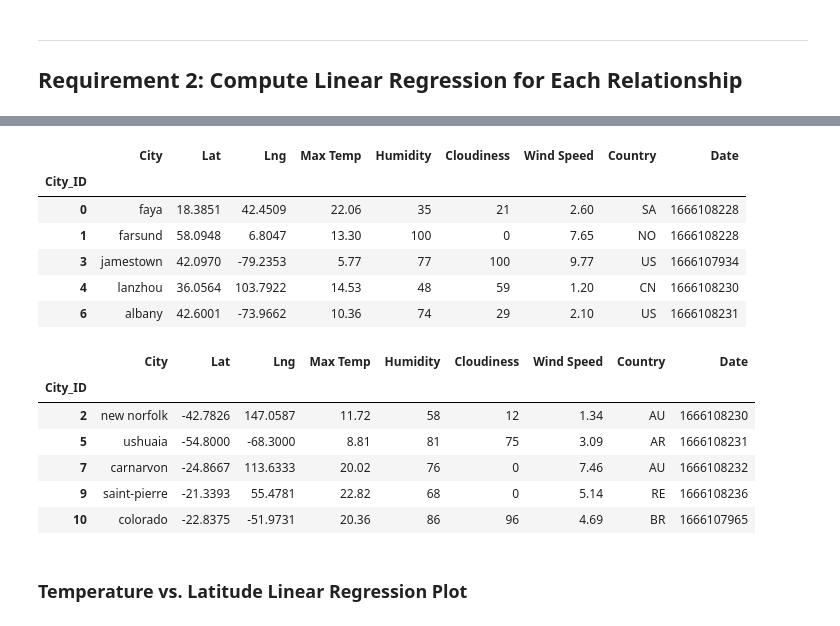
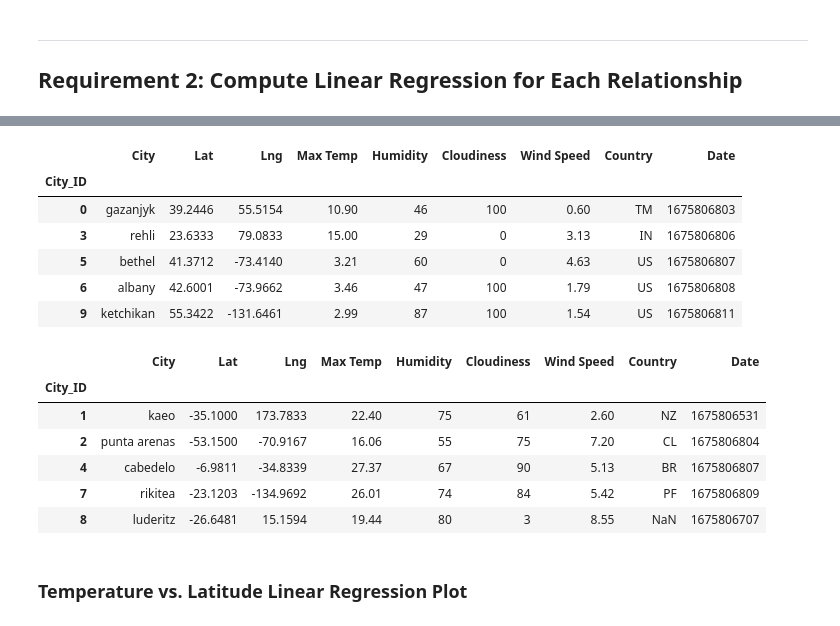
Before and after one commit to EJPer/API-Challenge, a Jupyter notebook: WeatherPy/WeatherPy.ipynb, the cells around one changed output, grey strips where cells are left out. Saved outputs shown, nothing was run; the diff lists cells and outputs as text; code cells hidden in the pictures.

```diff
--- a/WeatherPy/WeatherPy.ipynb
+++ b/WeatherPy/WeatherPy.ipynb
@@ -274,30 +280,30 @@ NameError: name 'x_values' is not defined
 # %%
 # Create a DataFrame with the Northern Hemisphere data (Latitude >= 0)
-#
+northern_hemi_df = city_data_df.loc[city_data_df['Lat'] >= 0]
 
 # Display sample data
 northern_hemi_df.head()
 # %% [output]
 |  | City | Lat | Lng | Max Temp | Humidity | Cloudiness | Wind Speed | Country | Date |
 | City_ID |  |  |  |  |  |  |  |  |  |
-| 0 | faya | 18.3851 | 42.4509 | 22.06 | 35 | 21 | 2.60 | SA | 1666108228 |
-| 1 | farsund | 58.0948 | 6.8047 | 13.30 | 100 | 0 | 7.65 | NO | 1666108228 |
-| 3 | jamestown | 42.0970 | -79.2353 | 5.77 | 77 | 100 | 9.77 | US | 1666107934 |
-| 4 | lanzhou | 36.0564 | 103.7922 | 14.53 | 48 | 59 | 1.20 | CN | 1666108230 |
-| 6 | albany | 42.6001 | -73.9662 | 10.36 | 74 | 29 | 2.10 | US | 1666108231 |
+| 0 | gazanjyk | 39.2446 | 55.5154 | 10.90 | 46 | 100 | 0.60 | TM | 1675806803 |
+| 3 | rehli | 23.6333 | 79.0833 | 15.00 | 29 | 0 | 3.13 | IN | 1675806806 |
+| 5 | bethel | 41.3712 | -73.4140 | 3.21 | 60 | 0 | 4.63 | US | 1675806807 |
+| 6 | albany | 42.6001 | -73.9662 | 3.46 | 47 | 100 | 1.79 | US | 1675806808 |
+| 9 | ketchikan | 55.3422 | -131.6461 | 2.99 | 87 | 100 | 1.54 | US | 1675806811 |
 # %%
 # Create a DataFrame with the Southern Hemisphere data (Latitude < 0)
-# YOUR CODE HERE
+southern_hemi_df = city_data_df.loc[city_data_df['Lat'] < 0]
 
 # Display sample data
 southern_hemi_df.head()
 # %% [output]
 |  | City | Lat | Lng | Max Temp | Humidity | Cloudiness | Wind Speed | Country | Date |
 | City_ID |  |  |  |  |  |  |  |  |  |
-| 2 | new norfolk | -42.7826 | 147.0587 | 11.72 | 58 | 12 | 1.34 | AU | 1666108230 |
-| 5 | ushuaia | -54.8000 | -68.3000 | 8.81 | 81 | 75 | 3.09 | AR | 1666108231 |
-| 7 | carnarvon | -24.8667 | 113.6333 | 20.02 | 76 | 0 | 7.46 | AU | 1666108232 |
-| 9 | saint-pierre | -21.3393 | 55.4781 | 22.82 | 68 | 0 | 5.14 | RE | 1666108236 |
-| 10 | colorado | -22.8375 | -51.9731 | 20.36 | 86 | 96 | 4.69 | BR | 1666107965 |
+| 1 | kaeo | -35.1000 | 173.7833 | 22.40 | 75 | 61 | 2.60 | NZ | 1675806531 |
+| 2 | punta arenas | -53.1500 | -70.9167 | 16.06 | 55 | 75 | 7.20 | CL | 1675806804 |
+| 4 | cabedelo | -6.9811 | -34.8339 | 27.37 | 67 | 90 | 5.13 | BR | 1675806807 |
+| 7 | rikitea | -23.1203 | -134.9692 | 26.01 | 74 | 84 | 5.42 | PF | 1675806809 |
+| 8 | luderitz | -26.6481 | 15.1594 | 19.44 | 80 | 3 | 8.55 | NaN | 1675806707 |
 # %% [markdown]
 ###  Temperature vs. Latitude Linear Regression Plot
```
Also changed, not shown: parts of 23 cells of this notebook, 5 other files.
